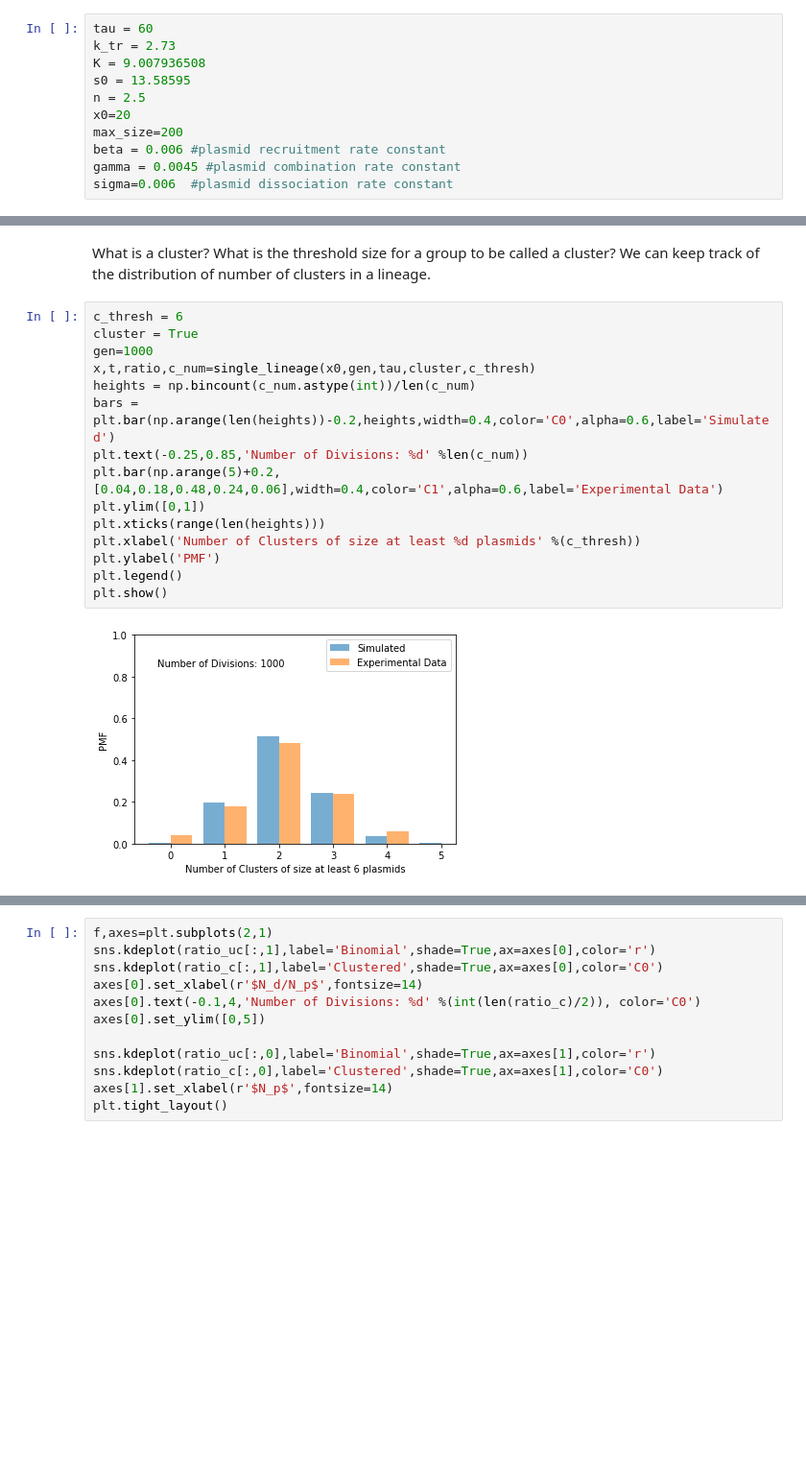
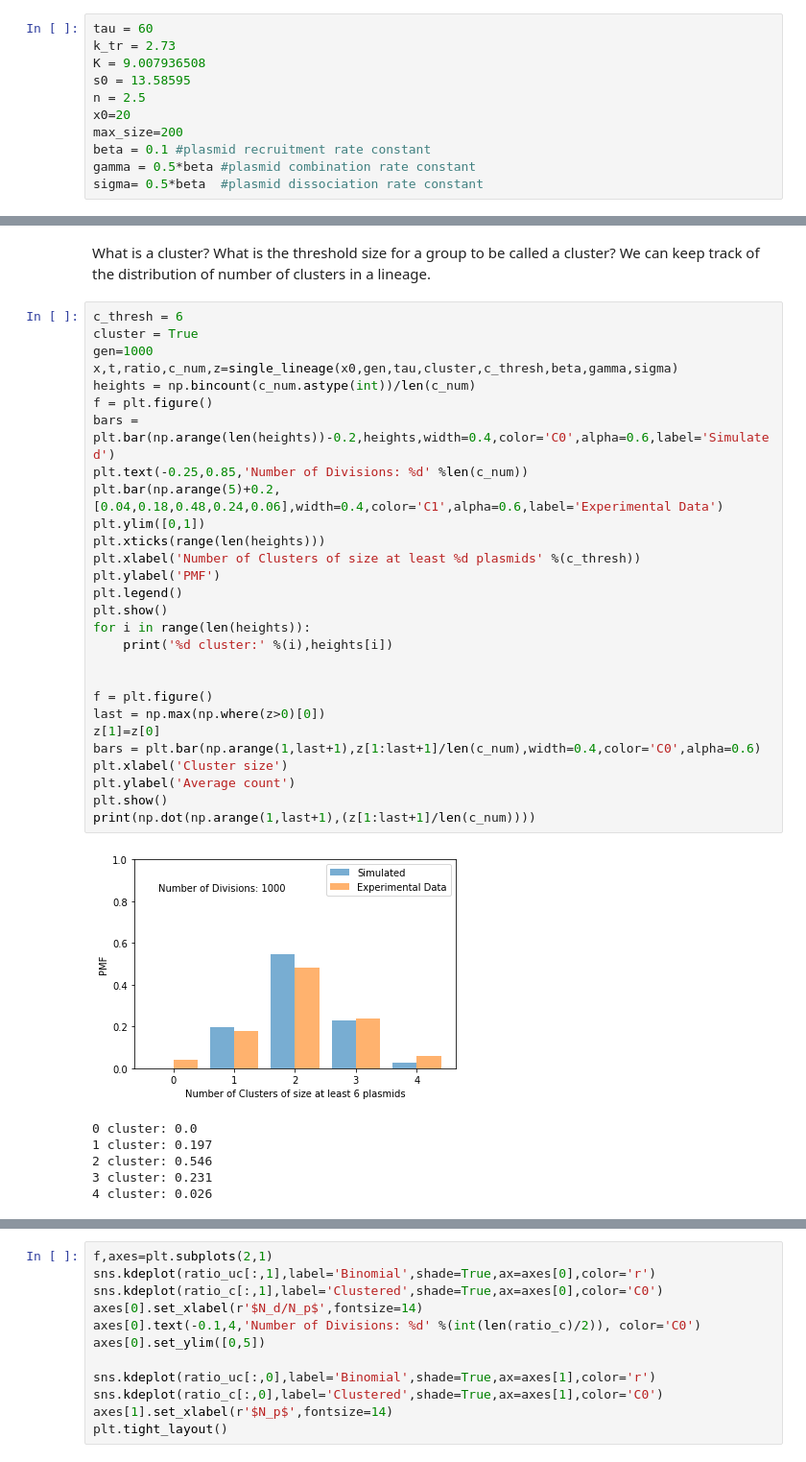
Before and after one commit to mvcortez/Plasmids, a Jupyter notebook: Single_lineage_cluster_memory.ipynb, the cells around one changed output, grey strips where cells are left out. Shown at 96% size. Cells and saved outputs as stored; diff of their text form; blank space fills up the shorter version.

```diff
--- a/Single_lineage_cluster_memory.ipynb
+++ b/Single_lineage_cluster_memory.ipynb
@@ -167,6 +179,6 @@ s0 = 13.58595
 n = 2.5
 x0=20
 max_size=200
-beta = 0.006 #plasmid recruitment rate constant
-gamma = 0.0045 #plasmid combination rate constant
-sigma=0.006  #plasmid dissociation rate constant
+beta = 0.1 #plasmid recruitment rate constant
+gamma = 0.5*beta #plasmid combination rate constant
+sigma= 0.5*beta  #plasmid dissociation rate constant
@@ -191,17 +203,35 @@ We can keep track of the distribution of number of clusters in a lineage.
 # %%
 c_thresh = 6
 cluster = True
 gen=1000
-x,t,ratio,c_num=single_lineage(x0,gen,tau,cluster,c_thresh)
+x,t,ratio,c_num,z=single_lineage(x0,gen,tau,cluster,c_thresh,beta,gamma,sigma)
 heights = np.bincount(c_num.astype(int))/len(c_num)
+f = plt.figure()
 bars = plt.bar(np.arange(len(heights))-0.2,heights,width=0.4,color='C0',alpha=0.6,label='Simulated')
 plt.text(-0.25,0.85,'Number of Divisions: %d' %len(c_num))
 plt.bar(np.arange(5)+0.2,[0.04,0.18,0.48,0.24,0.06],width=0.4,color='C1',alpha=0.6,label='Experimental Data')
 plt.ylim([0,1])
 plt.xticks(range(len(heights)))
 plt.xlabel('Number of Clusters of size at least %d plasmids' %(c_thresh))
 plt.ylabel('PMF')
 plt.legend()
 plt.show()
+for i in range(len(heights)):
+    print('%d cluster:' %(i),heights[i])
+
+
+f = plt.figure()
+last = np.max(np.where(z>0)[0])
+z[1]=z[0]
+bars = plt.bar(np.arange(1,last+1),z[1:last+1]/len(c_num),width=0.4,color='C0',alpha=0.6)
+plt.xlabel('Cluster size')
+plt.ylabel('Average count')
+plt.show()
+print(np.dot(np.arange(1,last+1),(z[1:last+1]/len(c_num))))
 # %% [output]
-[figure, old version]
+[figure, new version]
+0 cluster: 0.0
+1 cluster: 0.197
+2 cluster: 0.546
+3 cluster: 0.231
+4 cluster: 0.026
```
Also changed, not shown: parts of 12 cells of this notebook, 2 other files.
